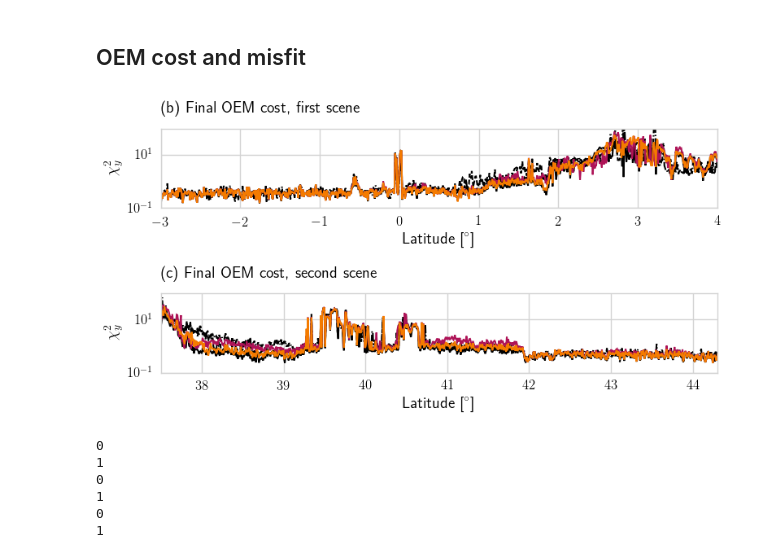
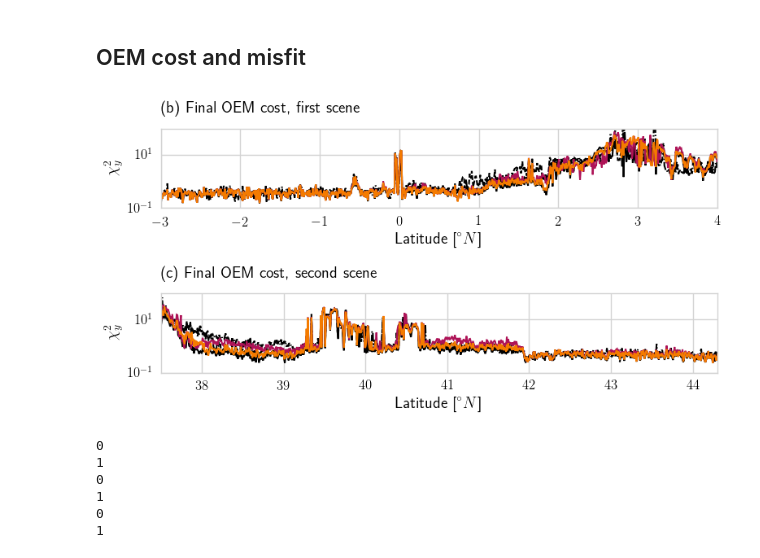
Before and after one commit to simonpf/mcrf, a Jupyter notebook: notebooks/liras/combined_results.ipynb, the cells around one changed output. Cells and saved outputs as stored; diff of their text form; code cells hidden in the pictures.

```diff
--- a/notebooks/liras/combined_results.ipynb
+++ b/notebooks/liras/combined_results.ipynb
@@ -862,7 +862,7 @@ cs1 = [set_hls_values(c, l = 0.3) for c in plasma(np.linspace(0, 1, 7)[1:])]
 c2 = plasma(1/3)
 cs2 = [set_hls_values(c, l = 0.6) for c in plasma(np.linspace(0, 1, 7)[1:])]
 c3 = plasma(2/3)
-cs3 = [set_hls_values(c, l = 0.9) for c in plasma(np.linspace(0, 1, 7)[1:])]
+cs3 = [set_hls_values(c, l = 0.8) for c in plasma(np.linspace(0, 1, 7)[1:])]
 
 f, ax = plt.subplots(1, 1, figsize = (4, 4))
 ax.scatter([0.2] * 6, [0.2 + x for x in np.linspace(0, 1, 6)], c = cs1)
@@ -1263,7 +1265,7 @@ labels = ["Ice $D_m$",
           "Rain $D_m$",
           "Rain $N^*_0$",
           "RH",
-          "LCWC"]
+          "CLWC"]
 rts = ["passive-only", "radar-only", "combined"]
 
 for i in range(3):
@@ -1298,7 +1300,7 @@ for i in range(3):
         handles += [ax.fill_between(x, ys, ys + y, facecolor = c)]
         ys += y
 
-    ax.set_xlabel(r"Latitude [$^\circ \ \text{N}$]")
+    ax.set_xlabel(r"Latitude [$^\circ \text{N}$]")
     if i == 0:
         ax.set_ylabel("DFS")
     else:
@@ -1434,7 +1567,7 @@ for h, c, ls in zip(hs, cs, lss):
 
 ax.set_yscale("log")
 ax.set_ylabel("$\chi^2_y$", fontsize = 14)
-ax.set_xlabel("Latitude [$^\circ$]", fontsize = 14)
+ax.set_xlabel("Latitude [$^\circ N$]", fontsize = 14)
 ax.set_xlim([-3, 4])
 
 for tick in ax.xaxis.get_major_ticks():
@@ -1450,35 +1583,35 @@ ax.set_title("(b) Final OEM cost, first scene", loc = "left", fontsize = 14)
 # OEM cost
 #
 
 ax = plt.subplot(gs[1, :])
 
 for h, c, ls in zip(hs, cs, lss):
     lats = reference_b["lat"]
     y = results_b[h]["diagnostics"][:, 2]
     y[y.mask] = 0.0
     y = np.convolve(y, np.ones(1) / 1.0, mode = "valid")
     x = np.convolve(lats, np.ones(1) / 1.0, mode = "valid")
     ax.plot(x, y, alpha = 1.0, c = c, ls = ls, lw = 1.5)
     ax.set_ylim([1e-1, 100])
 
 ax.set_yscale("log")
-ax.set_xlabel("Latitude [$^\circ$]", fontsize = 14)
+ax.set_xlabel("Latitude [$^\circ N$]", fontsize = 14)
 ax.set_xlim([37.5, 44.3])
 
 for tick in ax.xaxis.get_major_ticks():
     tick.label.set_fontsize(12)
 
 for tick in ax.yaxis.get_major_ticks():
     tick.label.set_fontsize(12)
 
 
 ax.set_title("(c) Final OEM cost, second scene", loc = "left", fontsize = 14)
 ax.set_ylabel("$\chi^2_y$", fontsize = 14)
 
 plt.tight_layout()
 fig.savefig("../../plots/costs.pdf", bbox_inches = "tight")
 # %% [output]
-[figure, old version]
+[figure, new version]
 # %%
 import sys
 sys.path.append("/home/simonpf/src/ssdb")
```
Also changed, not shown: parts of 19 cells of this notebook, 28 other files.
